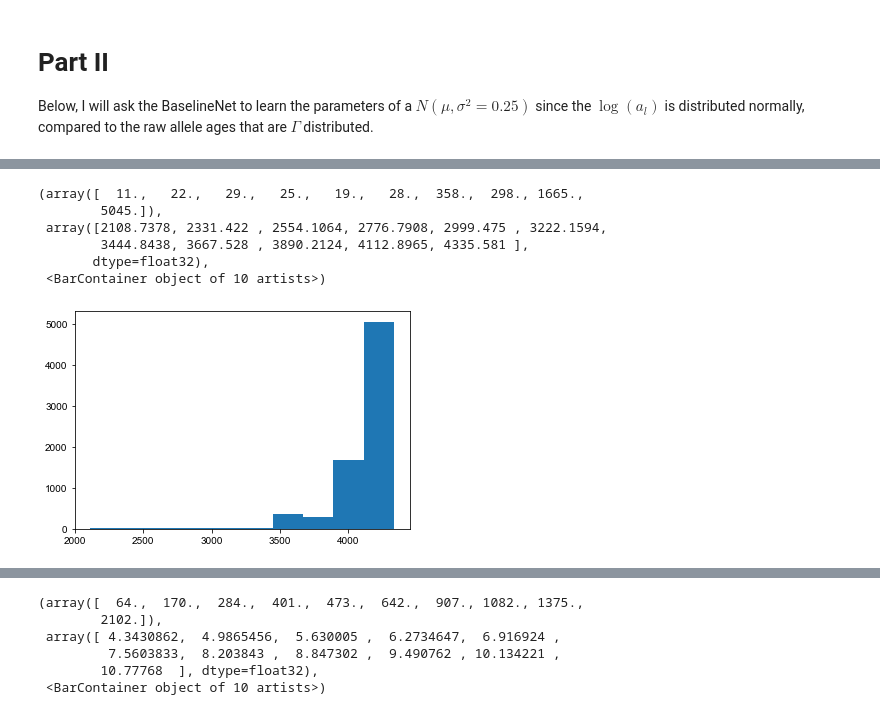
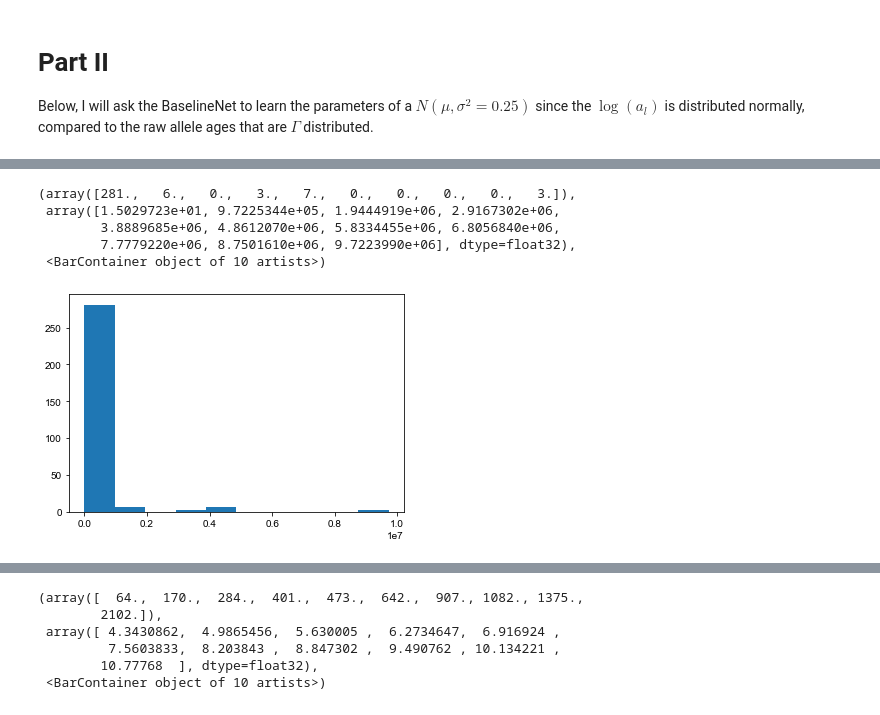
Before and after one commit to VivaswatS/selCoefEst, a Jupyter notebook: new-model.ipynb, the cells around one changed output, grey strips where cells are left out. Saved outputs shown, nothing was run; the diff lists cells and outputs as text; code cells hidden in the pictures.

```diff
--- a/new-model.ipynb
+++ b/new-model.ipynb
@@ -294,3 +347,0 @@ plot_history()
-# %%
-pred_params = param_model.predict(test_data)
-pred_params
@@ -305,10 +372,9 @@ array([[ 6.7010717],
 # %%
-plt.hist(np.exp(pred_params[:,1]))
+plt.hist(np.exp(pred_params[:,0]))
 # %% [output]
-(array([  11.,   22.,   29.,   25.,   19.,   28.,  358.,  298., 1665.,
-        5045.]),
- array([2108.7378, 2331.422 , 2554.1064, 2776.7908, 2999.475 , 3222.1594,
-        3444.8438, 3667.528 , 3890.2124, 4112.8965, 4335.581 ],
-       dtype=float32),
+(array([281.,   6.,   0.,   3.,   7.,   0.,   0.,   0.,   0.,   3.]),
+ array([1.5029723e+01, 9.7225344e+05, 1.9444919e+06, 2.9167302e+06,
+        3.8889685e+06, 4.8612070e+06, 5.8334455e+06, 6.8056840e+06,
+        7.7779220e+06, 8.7501610e+06, 9.7223990e+06], dtype=float32),
  <BarContainer object of 10 artists>)
-[figure, old version]
+[figure, new version]
```
Also changed, not shown: parts of 46 cells of this notebook.
